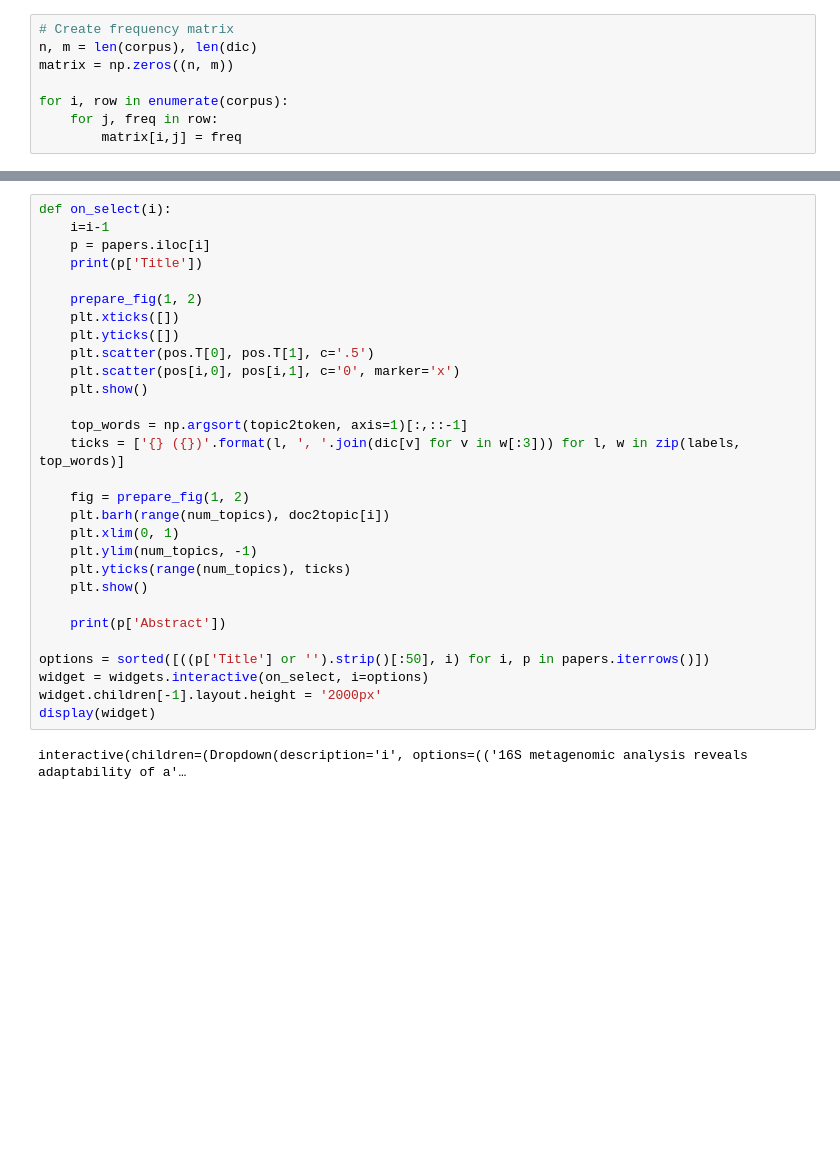
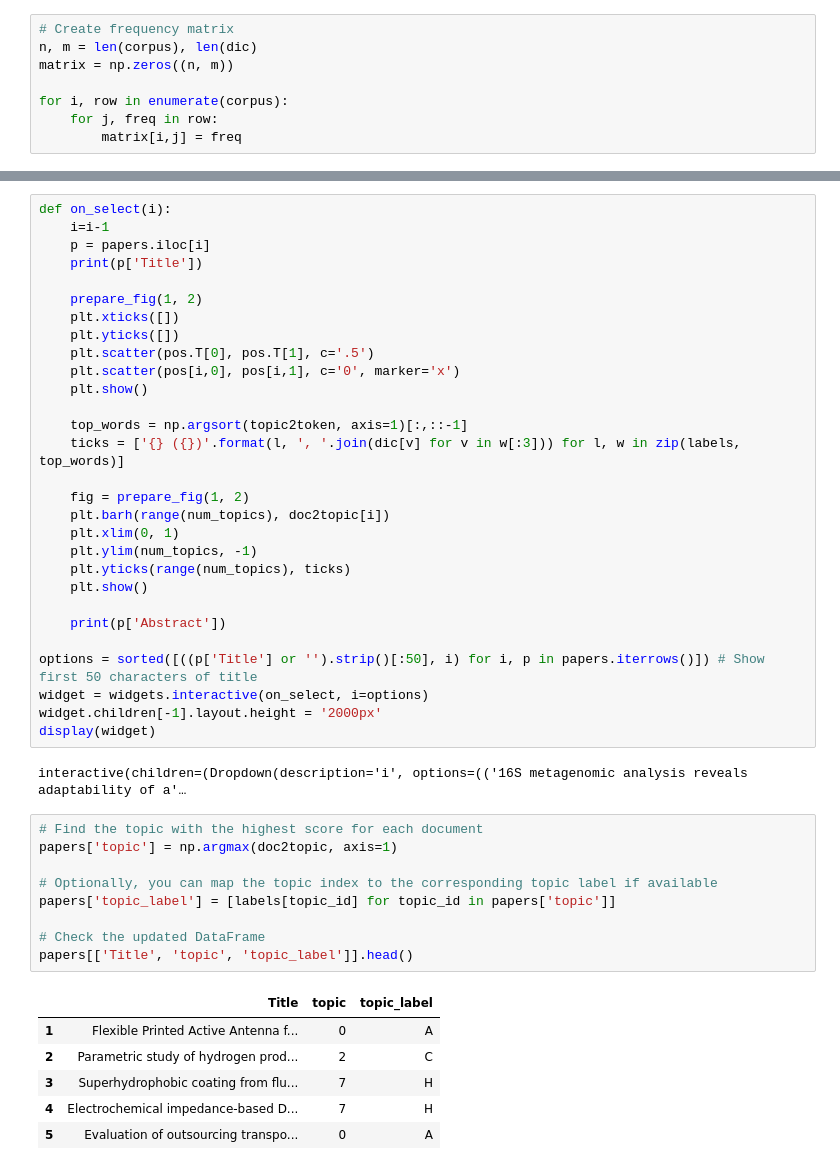
Before and after one commit to Takedaxz/CEDT-DS-Project_LittleMermaid, a Jupyter notebook: Python/DS/TopicModeling.ipynb, the cells around one changed output, grey strips where cells are left out. Cells and saved outputs as stored; diff of their text form; blank space fills up the shorter version.

Commit message:
Update: data

```diff
--- a/Python/DS/TopicModeling.ipynb
+++ b/Python/DS/TopicModeling.ipynb
@@ -489,9 +494,25 @@ def on_select(i):
 
     print(p['Abstract'])
 
-options = sorted([((p['Title'] or '').strip()[:50], i) for i, p in papers.iterrows()])
+options = sorted([((p['Title'] or '').strip()[:50], i) for i, p in papers.iterrows()]) # Show first 50 characters of title
 widget = widgets.interactive(on_select, i=options)
 widget.children[-1].layout.height = '2000px'
 display(widget)
 # %% [output]
 interactive(children=(Dropdown(description='i', options=(('16S metagenomic analysis reveals adaptability of a'…
+# %%
+# Find the topic with the highest score for each document
+papers['topic'] = np.argmax(doc2topic, axis=1)
+
+# Optionally, you can map the topic index to the corresponding topic label if available
+papers['topic_label'] = [labels[topic_id] for topic_id in papers['topic']]
+
+# Check the updated DataFrame
+papers[['Title', 'topic', 'topic_label']].head()
+# %% [output]
+|  | Title | topic | topic_label |
+| 1 | Flexible Printed Active Antenna f... | 0 | A |
+| 2 | Parametric study of hydrogen prod... | 2 | C |
+| 3 | Superhydrophobic coating from flu... | 7 | H |
+| 4 | Electrochemical impedance-based D... | 7 | H |
+| 5 | Evaluation of outsourcing transpo... | 0 | A |
```
Also changed, not shown: parts of 9 cells of this notebook, 53 other files.
